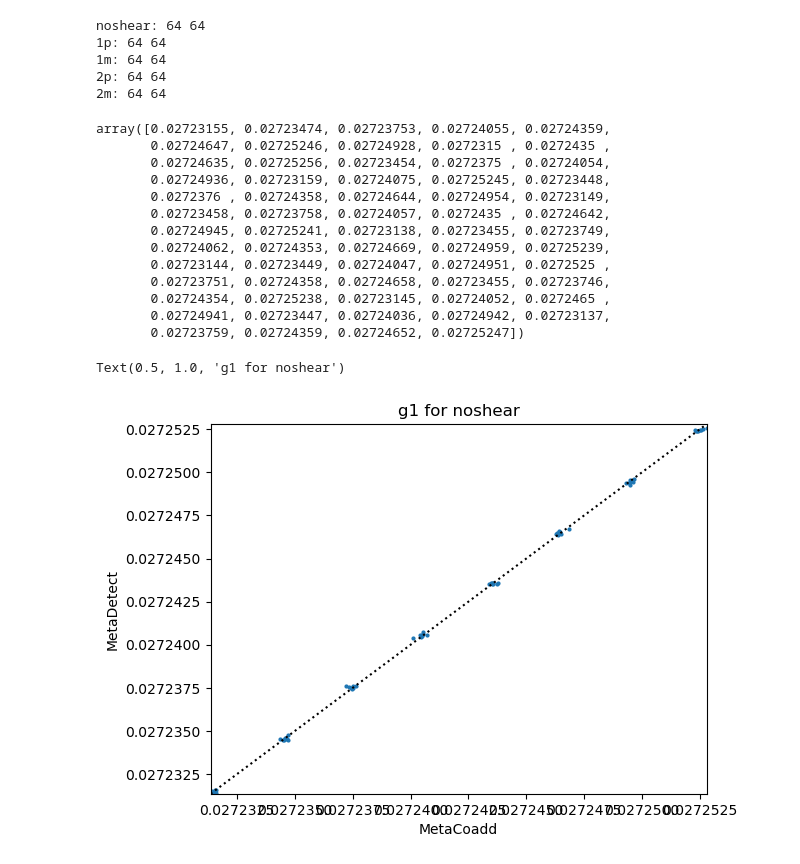
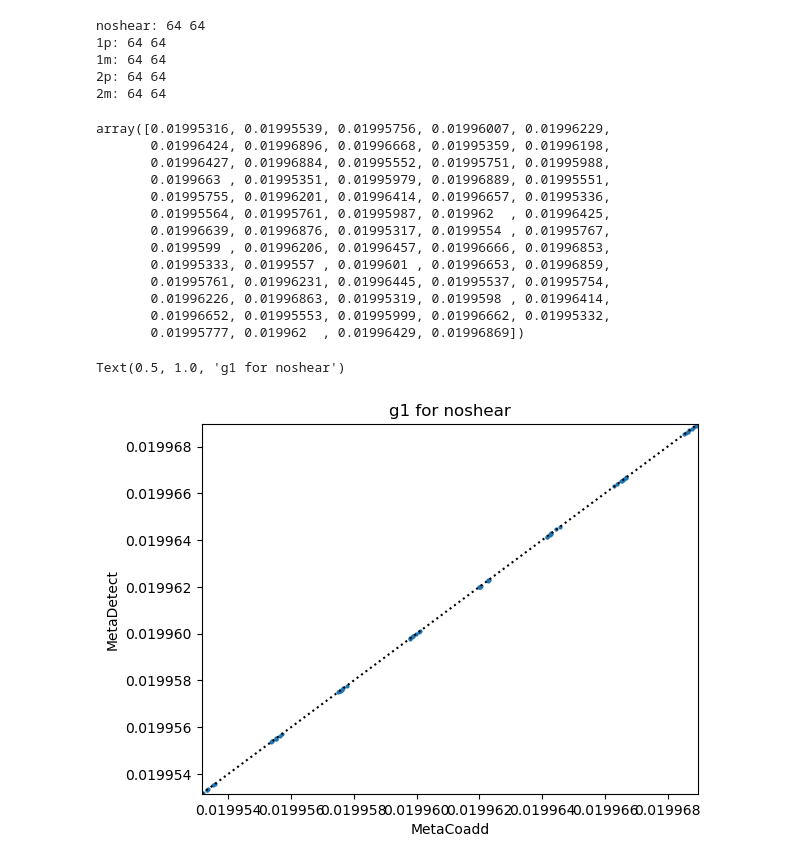
Before and after one commit to aguinot/metacoadd, a Jupyter notebook: notebooks/test_metadetect.ipynb, the cells around one changed output. Saved outputs shown, nothing was run; the diff lists cells and outputs as text; code cells hidden in the pictures.

Commit message:
Preliminary support of multi-band shape measurement

```diff
--- a/notebooks/test_metadetect.ipynb
+++ b/notebooks/test_metadetect.ipynb
@@ -169,20 +257,28 @@ mbobs
 # %%
-gal_fitter = ngmix.gaussmom.GaussMom(fwhm=1.2)
-gal_runner = ngmix.runners.Runner(fitter=gal_fitter)
+# gal_fitter = ngmix.gaussmom.GaussMom(fwhm=1.2)
+# gal_runner = ngmix.runners.Runner(fitter=gal_fitter)
+# psf_fitter = GAdmomFitter(guess_fwhm=0.6)
+# psf_runner = ngmix.runners.Runner(fitter=psf_fitter)
 
-psf_fitter = GAdmomFitter(guess_fwhm=0.6)
-psf_runner = ngmix.runners.Runner(fitter=psf_fitter)
+psf_runner = get_gauss_psf_runner(rng)
+gal_runner = get_gauss_obj_runner(rng, nband=len(bands), scale=IMCOM_PIXEL_SCALE)
+model = "gauss"
+boot = ngmix.bootstrap.Bootstrapper(
+    runner=gal_runner,
+    psf_runner=psf_runner,
+)
 
 
 rng = np.random.RandomState(42)
 mdet = MetaDetect(
-    mbobs,
     rng=rng,
     psf_runner=psf_runner,
-    gal_runners={"wmom": gal_runner},
+    # gal_runners={"wmom": gal_runner},
+    gal_runners={model: boot},
     mcal_config={
         "fixnoise": True,
         "has_pixel": True,
+        "types": ["noshear", "1p"],
     }
 )
 # %%
@@ -230,10 +340,10 @@ Text(0.5, 1.0, '1p image\nMetacoadd - ngmix.metacal')
 ts = time()
 rng = np.random.RandomState(42)
 mdet = MetaDetect(
-    mbobs,
     rng=rng,
     psf_runner=psf_runner,
-    gal_runners={"wmom": gal_runner},
+    # gal_runners={"wmom": gal_runner},
+    gal_runners={model: boot},
 )
-final_cat = mdet.go()
+final_cat = mdet.go(mbobs)
 print(f"Time to run MetaDetect: {time() - ts:.2f} seconds")
@@ -287,8 +399,9 @@ BOUND_SIZE = 100
 METADETECT_CONFIG = {
     # Shape measurement method
     # wmom: weighted moments
-    "model": "wmom",
+    # "model": "wmom",
     # "model": "gauss",
+    "model": model,
 
     # Size of the weight function for the moments
     'weight': {
@@ -397,33 +512,33 @@ noshear: 64 64
 2p: 64 64
 2m: 64 64
 # %%
-res["noshear"]["wmom_g"][:, 0]
+res["noshear"][f"{model}_g"][:, 0]
 # %% [output]
-array([0.02723155, 0.02723474, 0.02723753, 0.02724055, 0.02724359,
-       0.02724647, 0.02725246, 0.02724928, 0.0272315 , 0.0272435 ,
-       0.02724635, 0.02725256, 0.02723454, 0.0272375 , 0.02724054,
-       0.02724936, 0.02723159, 0.02724075, 0.02725245, 0.02723448,
-       0.0272376 , 0.02724358, 0.02724644, 0.02724954, 0.02723149,
-       0.02723458, 0.02723758, 0.02724057, 0.0272435 , 0.02724642,
-       0.02724945, 0.02725241, 0.02723138, 0.02723455, 0.02723749,
-       0.02724062, 0.02724353, 0.02724669, 0.02724959, 0.02725239,
-       0.02723144, 0.02723449, 0.02724047, 0.02724951, 0.0272525 ,
-       0.02723751, 0.02724358, 0.02724658, 0.02723455, 0.02723746,
-       0.02724354, 0.02725238, 0.02723145, 0.02724052, 0.0272465 ,
-       0.02724941, 0.02723447, 0.02724036, 0.02724942, 0.02723137,
-       0.02723759, 0.02724359, 0.02724652, 0.02725247])
+array([0.01995316, 0.01995539, 0.01995756, 0.01996007, 0.01996229,
+       0.01996424, 0.01996896, 0.01996668, 0.01995359, 0.01996198,
+       0.01996427, 0.01996884, 0.01995552, 0.01995751, 0.01995988,
+       0.0199663 , 0.01995351, 0.01995979, 0.01996889, 0.01995551,
+       0.01995755, 0.01996201, 0.01996414, 0.01996657, 0.01995336,
+       0.01995564, 0.01995761, 0.01995987, 0.019962  , 0.01996425,
+       0.01996639, 0.01996876, 0.01995317, 0.0199554 , 0.01995767,
+       0.0199599 , 0.01996206, 0.01996457, 0.01996666, 0.01996853,
+       0.01995333, 0.0199557 , 0.0199601 , 0.01996653, 0.01996859,
+       0.01995761, 0.01996231, 0.01996445, 0.01995537, 0.01995754,
+       0.01996226, 0.01996863, 0.01995319, 0.0199598 , 0.01996414,
+       0.01996652, 0.01995553, 0.01995999, 0.01996662, 0.01995332,
+       0.01995777, 0.019962  , 0.01996429, 0.01996869])
 # %%
-vmin = np.min([final_cat["noshear"]["wmom_g1"], res["noshear"]["wmom_g"][:, 0]])
-vmax = np.max([final_cat["noshear"]["wmom_g1"], res["noshear"]["wmom_g"][:, 0]])
-plt.plot(final_cat["noshear"]["wmom_g1"], res["noshear"]["wmom_g"][:, 0], "o", markersize=2,)
+vmin = np.min([final_cat["noshear"][f"{model}_g1"], res["noshear"][f"{model}_g"][:, 0]])
+vmax = np.max([final_cat["noshear"][f"{model}_g1"], res["noshear"][f"{model}_g"][:, 0]])
+plt.plot(final_cat["noshear"][f"{model}_g1"], res["noshear"][f"{model}_g"][:, 0], "o", markersize=2,)
 plt.axline((0., 0.), slope=1, color="k", linestyle=":")
 plt.xlim(vmin, vmax)
 plt.ylim(vmin, vmax)
 # plt.axis('equal')
 plt.xlabel("MetaCoadd")
 plt.ylabel("MetaDetect")
 plt.title("g1 for noshear")
 # %% [output]
 Text(0.5, 1.0, 'g1 for noshear')
-[figure, old version]
+[figure, new version]
 # %%
```
Also changed, not shown: parts of 33 cells of this notebook, 1 other file.
